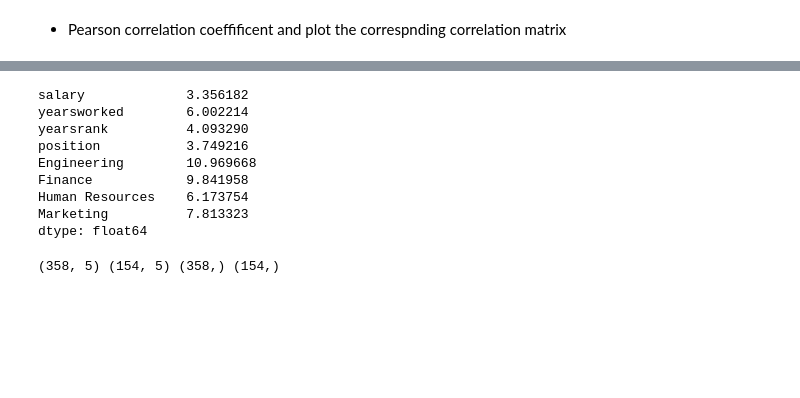
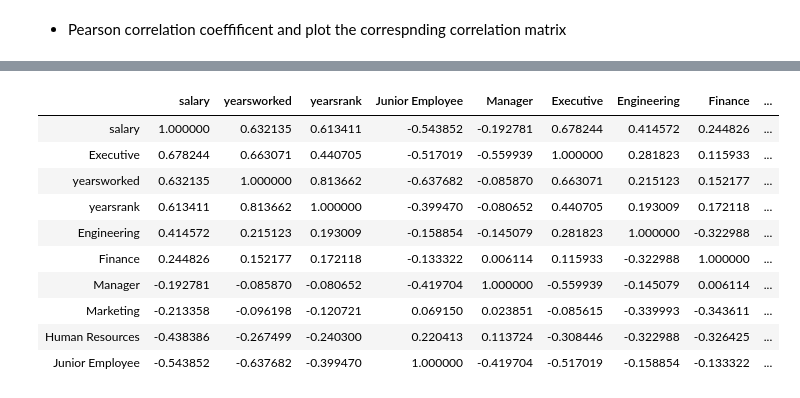
Before and after one commit to KhomotsoT/Multivariate_linear_regression, a Jupyter notebook: Multivariate_linear_regresion.ipynb, the cells around one changed output, grey strips where cells are left out. Drawn from its saved outputs; the diff is of its cells as text; code cells hidden in the pictures; blank space fills up the shorter version.

```diff
--- a/Multivariate_linear_regresion.ipynb
+++ b/Multivariate_linear_regresion.ipynb
@@ -263,15 +246,0 @@ sns.heatmap(salary_predictors.corr(),)
-# %%
-X = salary_predictors
-pd.Series([variance_inflation_factor(X.values, x)
-               for x in range(X.shape[1])],
-              index=X.columns)
-# %% [output]
-salary             3.356182
-yearsworked        6.002214
-yearsrank          4.093290
-position           3.749216
-Engineering        10.969668
-Finance            9.841958
-Human Resources    6.173754
-Marketing          7.813323
-dtype: float64
@@ -281,5 +247,16 @@ y = salary_predictors.salary
-# %%
-X_train,X_test,y_train, y_test = train_test_split(X, y, train_size=0.7,random_state=10)
-print(X_train.shape,X_test.shape,y_train.shape, y_test.shape)
-# %% [output]
-(358, 5) (154, 5) (358,) (154,)
+# %%
+# getting feature correlation
+correlation = salary_predictors.corr().sort_values(by=["salary"], ascending=False)
+correlation
+# %% [output]
+|  | salary | yearsworked | yearsrank | Junior Employee | Manager | Executive | Engineering | Finance | ... |
+| salary | 1.000000 | 0.632135 | 0.613411 | -0.543852 | -0.192781 | 0.678244 | 0.414572 | 0.244826 | ... |
+| Executive | 0.678244 | 0.663071 | 0.440705 | -0.517019 | -0.559939 | 1.000000 | 0.281823 | 0.115933 | ... |
+| yearsworked | 0.632135 | 1.000000 | 0.813662 | -0.637682 | -0.085870 | 0.663071 | 0.215123 | 0.152177 | ... |
+| yearsrank | 0.613411 | 0.813662 | 1.000000 | -0.399470 | -0.080652 | 0.440705 | 0.193009 | 0.172118 | ... |
+| Engineering | 0.414572 | 0.215123 | 0.193009 | -0.158854 | -0.145079 | 0.281823 | 1.000000 | -0.322988 | ... |
+| Finance | 0.244826 | 0.152177 | 0.172118 | -0.133322 | 0.006114 | 0.115933 | -0.322988 | 1.000000 | ... |
+| Manager | -0.192781 | -0.085870 | -0.080652 | -0.419704 | 1.000000 | -0.559939 | -0.145079 | 0.006114 | ... |
+| Marketing | -0.213358 | -0.096198 | -0.120721 | 0.069150 | 0.023851 | -0.085615 | -0.339993 | -0.343611 | ... |
+| Human Resources | -0.438386 | -0.267499 | -0.240300 | 0.220413 | 0.113724 | -0.308446 | -0.322988 | -0.326425 | ... |
+| Junior Employee | -0.543852 | -0.637682 | -0.399470 | 1.000000 | -0.419704 | -0.517019 | -0.158854 | -0.133322 | ... |
```
Also changed, not shown: parts of 27 cells of this notebook.
